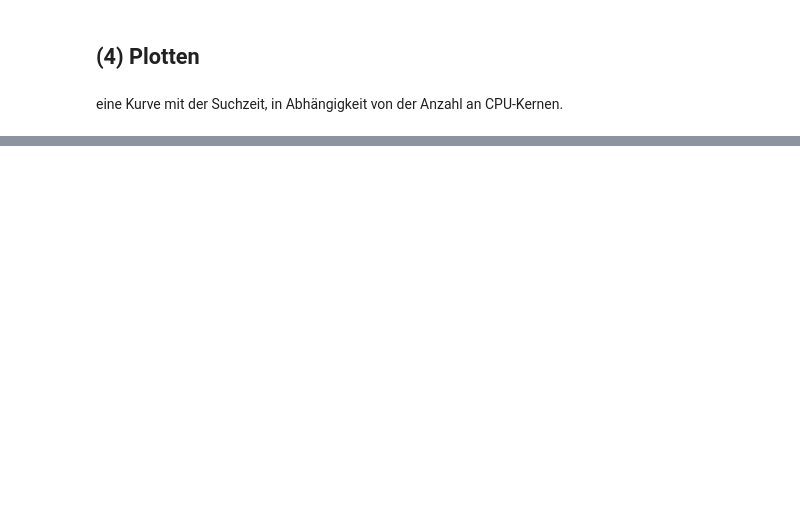
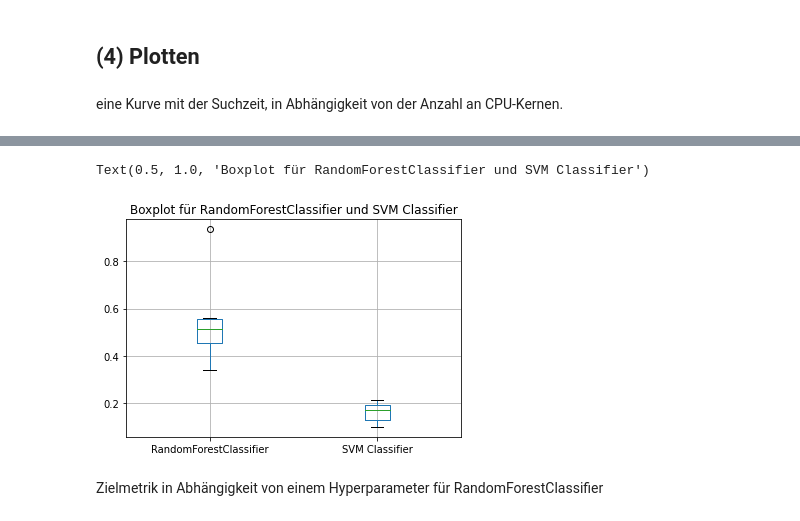
Before and after one commit to zekssmy/lookatme, a Jupyter notebook: E1/solutions/A6.ipynb, the cells around one changed output, grey strips where cells are left out. Drawn from its saved outputs; the diff is of its cells as text; code cells hidden in the pictures; blank space fills up the shorter version.

```diff
--- a/E1/solutions/A6.ipynb
+++ b/E1/solutions/A6.ipynb
@@ -538,0 +543,19 @@ for i in range(-2, 5):
+# %%
+results3 = pd.DataFrame()
+results4 = pd.DataFrame()
+
+i = -2
+for i in range(-2, 6):
+    if i == 0:
+        continue
+    clf3 = GridSearchCV(estimator = RandomForestClassifier(), param_grid = {}, n_jobs = i).fit(X_train, y_train)
+    results3 = pd.concat([results3, pd.DataFrame(clf3.cv_results_)], axis = 0, ignore_index = True)
+    i = i + 1
+
+j = -2
+for j in range(-2, 6):
+    if j == 0:
+        continue
+    clf4 = GridSearchCV(estimator = svm.SVC(), param_grid = {}, n_jobs = j).fit(X_train, y_train)
+    results4 = pd.concat([results4, pd.DataFrame(clf4.cv_results_)], axis = 0, ignore_index = True)
+    j = j + 1
@@ -538,0 +603,8 @@ for i in range(-2, 5):
+# %%
+boxplot = results.boxplot(column=['RandomForestClassifier', 'SVM Classifier'])
+plt.title('Boxplot für RandomForestClassifier und SVM Classifier')
+# %% [output]
+Text(0.5, 1.0, 'Boxplot für RandomForestClassifier und SVM Classifier')
+[figure, added]
+# %% [markdown]
+Zielmetrik in Abhängigkeit von einem Hyperparameter für RandomForestClassifier
```
Also changed, not shown: parts of 46 cells of this notebook.
